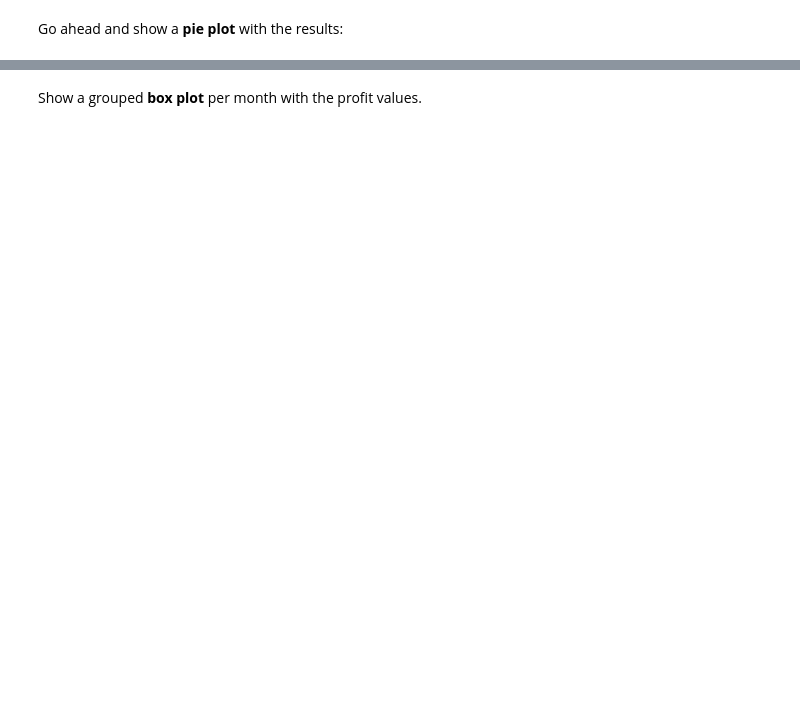
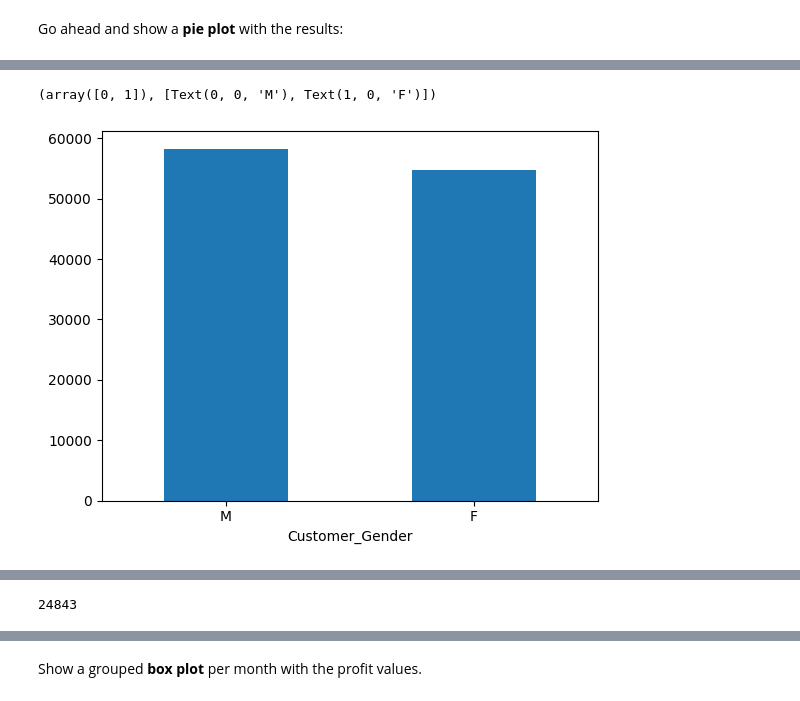
Before and after one commit to Santiago956/FreeCodeCamp-Pandas-Real-Life-Example, a Jupyter notebook: Exercises_1.ipynb, the cells around one changed output, grey strips where cells are left out. Saved outputs shown, nothing was run; the diff lists cells and outputs as text; code cells hidden in the pictures; blank space fills up the shorter version.

```diff
--- a/Exercises_1.ipynb
+++ b/Exercises_1.ipynb
@@ -597,11 +703,18 @@ bikes.plot(kind='pie', figsize=(6,6))
 sales['Customer_Gender'].value_counts()
 # %%
 sales['Customer_Gender'].value_counts().plot(kind='bar')
+plt.xticks(rotation = 0)
+# %% [output]
+(array([0, 1]), [Text(0, 0, 'M'), Text(1, 0, 'F')])
+[figure, added]
 # %% [markdown]
 ![green-divider](https://user-images.githubusercontent.com/7065401/52071924-c003ad80-2562-11e9-8297-1c6595f8a7ff.png)
 
 ### How many sales with more than 500 in `Revenue` were made by men?
 # %%
 # your code goes here
+sales.loc[(sales['Customer_Gender'] == 'M') & (sales['Revenue'] > 500) ].shape[0]
+# %% [output]
+24843
 # %%
 sales.loc[(sales['Customer_Gender'] == 'M') & (sales['Revenue'] == 500)].shape[0]
```
Also changed, not shown: parts of 19 cells of this notebook.
